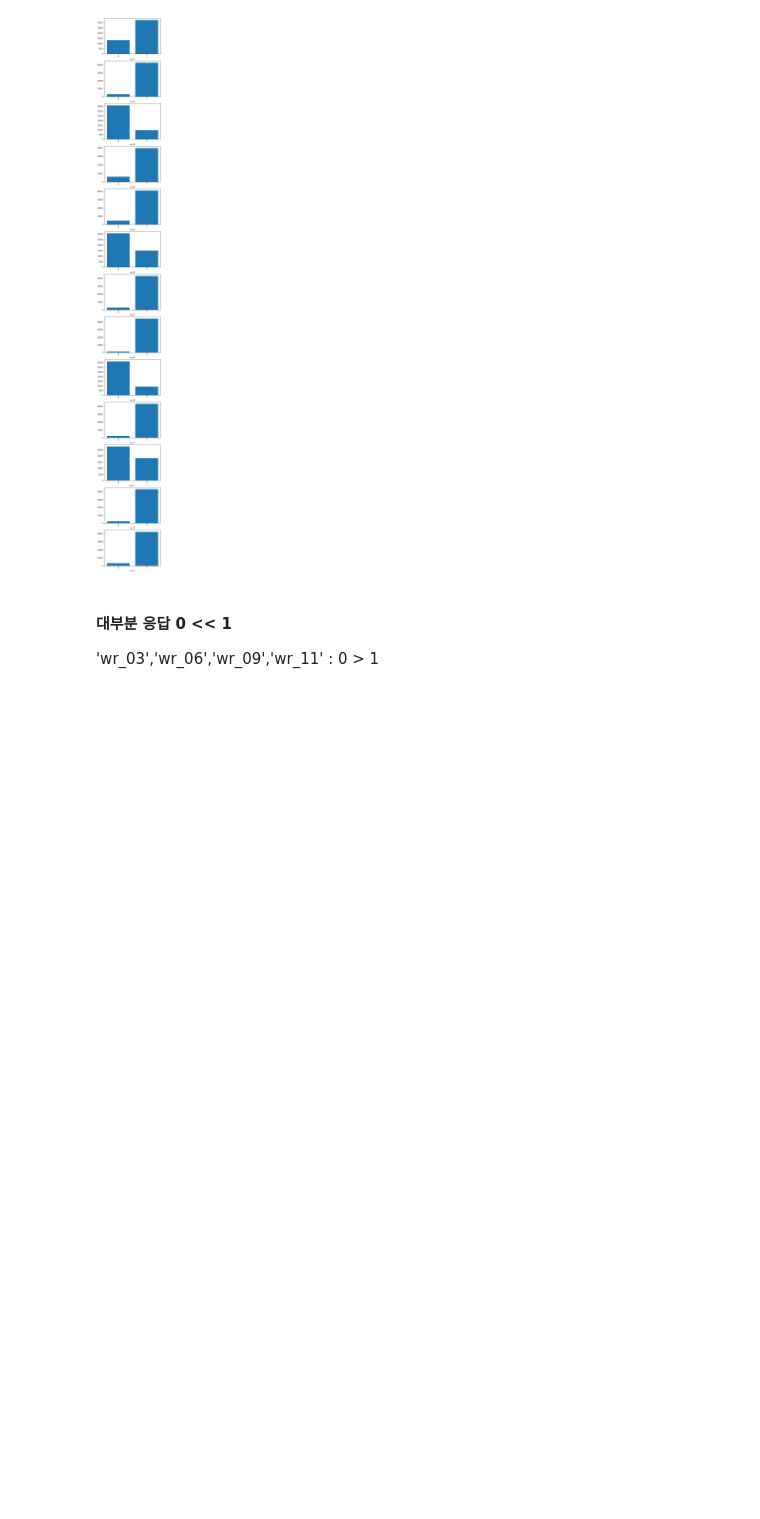
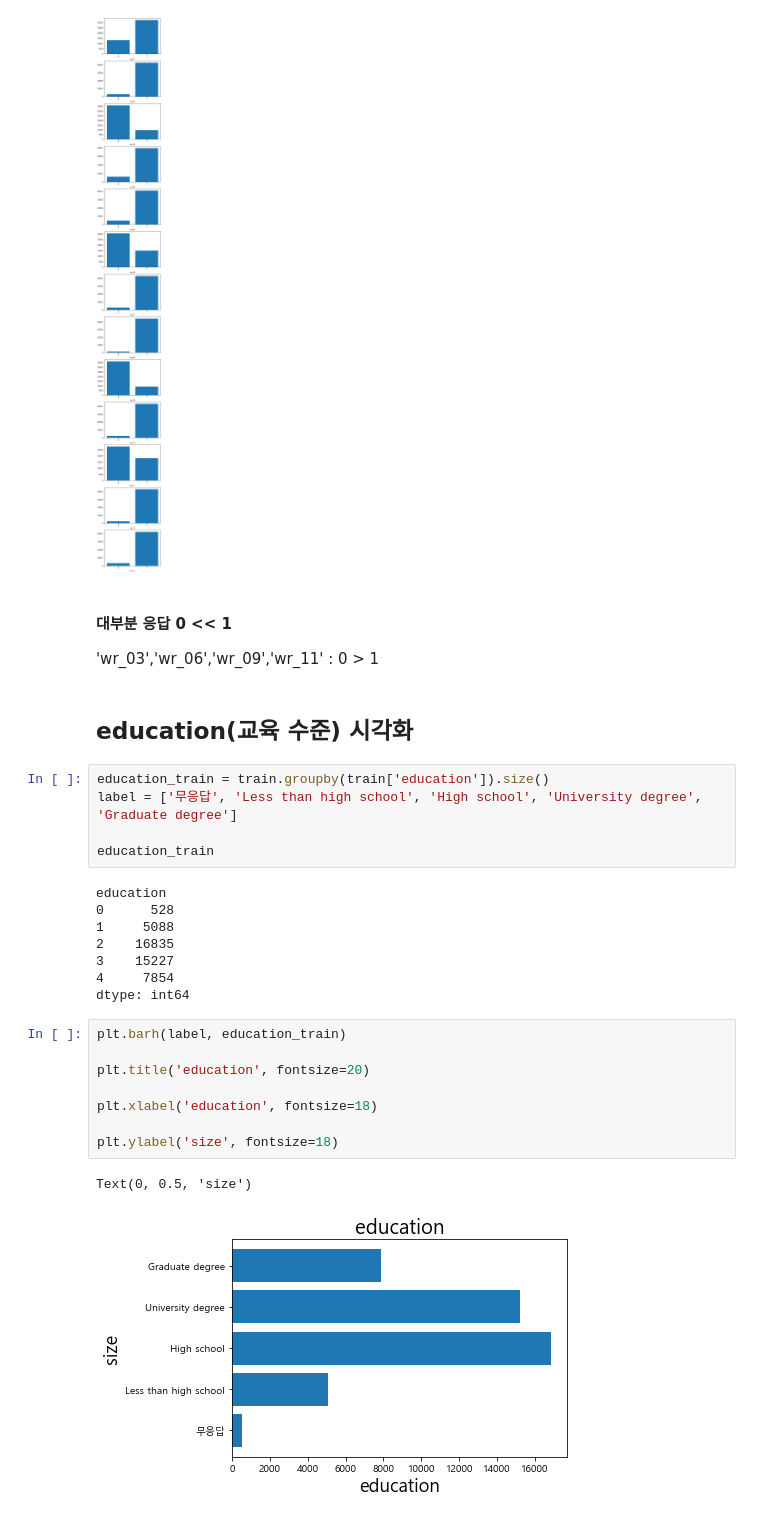
Before and after one commit to sryu219/TeamProject, a Jupyter notebook: FinalProject.ipynb, the cells around one changed output. Drawn from its saved outputs; the diff is of its cells as text; blank space fills up the shorter version.

```diff
--- a/FinalProject.ipynb
+++ b/FinalProject.ipynb
@@ -535,3 +535,29 @@ for i in range(len(wr_list)):
 #### 대부분 응답  0 << 1
 
 'wr_03','wr_06','wr_09','wr_11' : 0 > 1
+# %% [markdown]
+## education(교육 수준) 시각화
+# %%
+education_train = train.groupby(train['education']).size()
+label = ['무응답', 'Less than high school', 'High school', 'University degree', 'Graduate degree']
+
+education_train
+# %% [output]
+education
+0      528
+1     5088
+2    16835
+3    15227
+4     7854
+dtype: int64
+# %%
+plt.barh(label, education_train)
+
+plt.title('education', fontsize=20)
+
+plt.xlabel('education', fontsize=18)
+
+plt.ylabel('size', fontsize=18)
+# %% [output]
+Text(0, 0.5, 'size')
+[figure, added]
```
Also changed, not shown: parts of 10 cells of this notebook.
